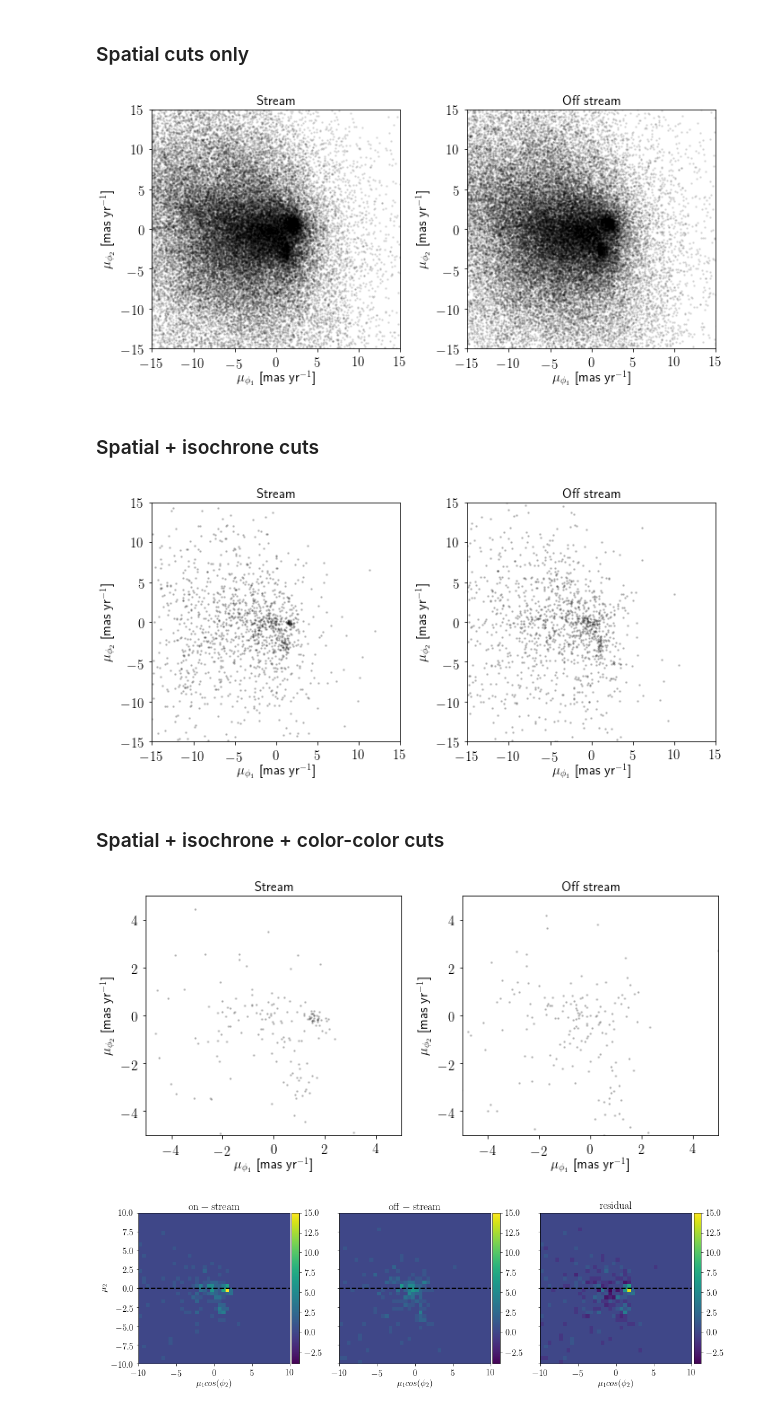
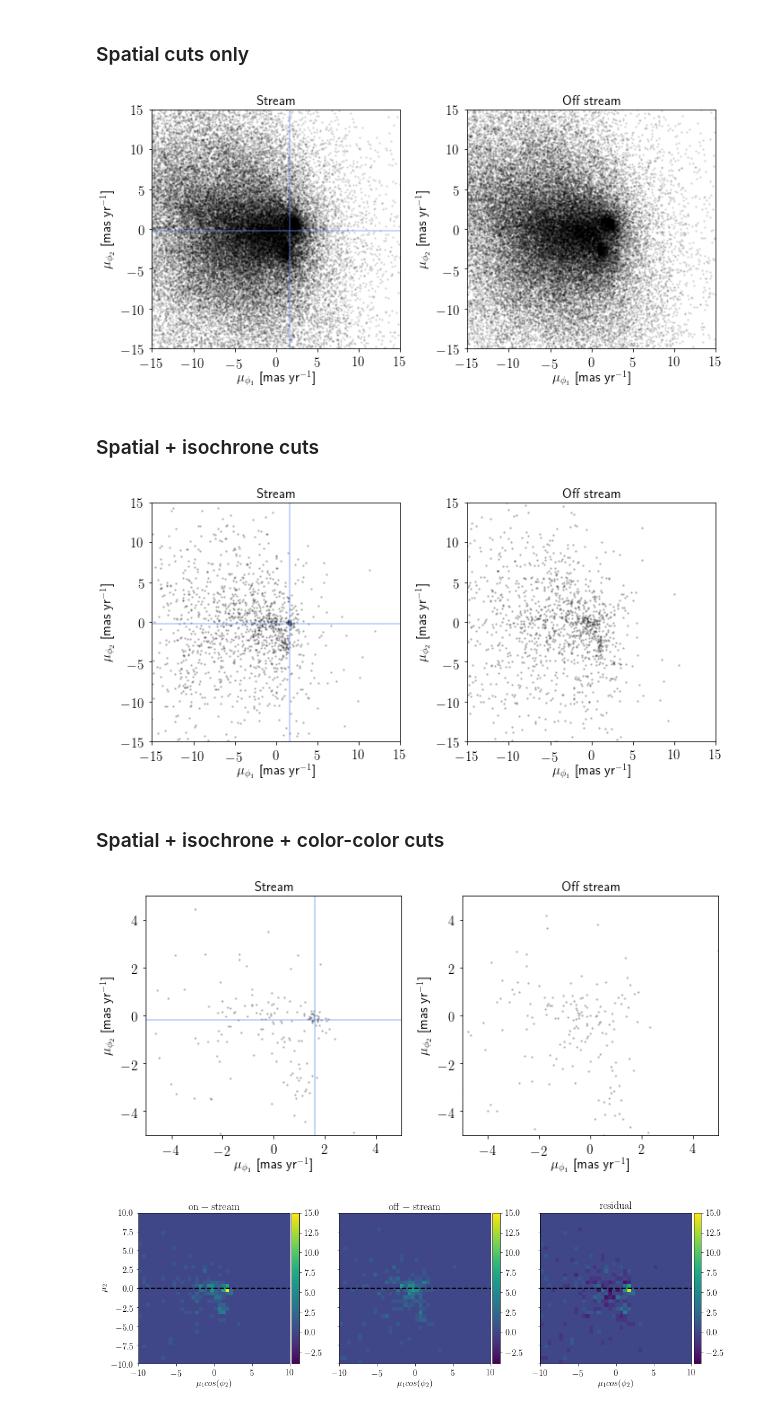
Before and after one commit to norashipp/shared_notebooks, a Jupyter notebook: ATLAS.ipynb, the cells around one changed output. Drawn from its saved outputs; the diff is of its cells as text; code cells hidden in the pictures.

```diff
--- a/ATLAS.ipynb
+++ b/ATLAS.ipynb
@@ -1,5 +1,8 @@
 # %%
 STREAM = 'ATLAS'
+# %%
+pmRA, pmDEC = -1.3, 0.7
+pmPHI1, pmPHI2 = 1.6, -0.2
 # %%
 MAG = 'WAVG_MAG_PSF_%s_DERED'
 MAGG = MAG%'G'
@@ -189,6 +192,9 @@ fig, ax = plt.subplots(1,2,figsize=(10,5))
 
 plt.sca(ax[0])
 plt.plot(data['PMPHI1'][on_stream], data['PMPHI2'][on_stream], 'k.', ms=3, alpha=0.1)
+
+plt.axvline(pmPHI1, alpha=0.5, c='cornflowerblue')
+plt.axhline(pmPHI2, alpha=0.5, c='cornflowerblue')
 
 plt.xlim(-15,15)
 plt.ylim(-15,15)
@@ -207,7 +213,7 @@ plt.title('Off stream', fontsize='medium')
 
 plt.tight_layout()
 # %% [output]
-[figure, old version]
+[figure, new version]
 # %% [markdown]
 ### Spatial + isochrone cuts
 # %%
@@ -215,6 +221,9 @@ fig, ax = plt.subplots(1,2,figsize=(10,5))
 
 plt.sca(ax[0])
 plt.plot(data['PMPHI1'][on_stream&iso_cut], data['PMPHI2'][on_stream&iso_cut], 'k.', ms=3, alpha=0.2)
+
+plt.axvline(pmPHI1, alpha=0.5, c='cornflowerblue')
+plt.axhline(pmPHI2, alpha=0.5, c='cornflowerblue')
 
 plt.xlim(-15,15)
 plt.ylim(-15,15)
@@ -233,33 +242,36 @@ plt.title('Off stream', fontsize='medium')
 
 plt.tight_layout()
 # %% [output]
-[figure, old version]
+[figure, new version]
 # %% [markdown]
 ### Spatial + isochrone + color-color cuts
 # %%
 fig, ax = plt.subplots(1,2,figsize=(10,5))
 
 plt.sca(ax[0])
 plt.plot(data['PMPHI1'][on_stream&iso_cut&ri_cut], data['PMPHI2'][on_stream&iso_cut&ri_cut], 'k.', ms=3, alpha=0.2)
+
+plt.axvline(pmPHI1, alpha=0.5, c='cornflowerblue')
+plt.axhline(pmPHI2, alpha=0.5, c='cornflowerblue')
 
 plt.xlim(-5,5)
 plt.ylim(-5,5)
 plt.xlabel('$\mu_{\phi_1}$ [mas yr$^{-1}$]')
 plt.ylabel('$\mu_{\phi_2}$ [mas yr$^{-1}$]')
 plt.title('Stream', fontsize='medium')
 
 plt.sca(ax[1])
 plt.plot(data['PMPHI1'][off_stream&iso_cut&ri_cut], data['PMPHI2'][off_stream&iso_cut&ri_cut], 'k.', ms=3, alpha=0.2)
 
 plt.xlim(-5,5)
 plt.ylim(-5,5)
 plt.xlabel('$\mu_{\phi_1}$ [mas yr$^{-1}$]')
 plt.ylabel('$\mu_{\phi_2}$ [mas yr$^{-1}$]')
 plt.title('Off stream', fontsize='medium')
 
 plt.tight_layout()
 # %% [output]
-[figure, old version]
+[figure, new version]
 # %%
 # uniform color scale
 pm.pm_hist(stream, data[on_stream&iso_cut&ri_cut], data[off_stream&iso_cut&ri_cut], norm=pm.area_correction(data[on_stream], data[off_stream], 256), match_norm=True)
```
Also changed, not shown: parts of 7 cells of this notebook.
